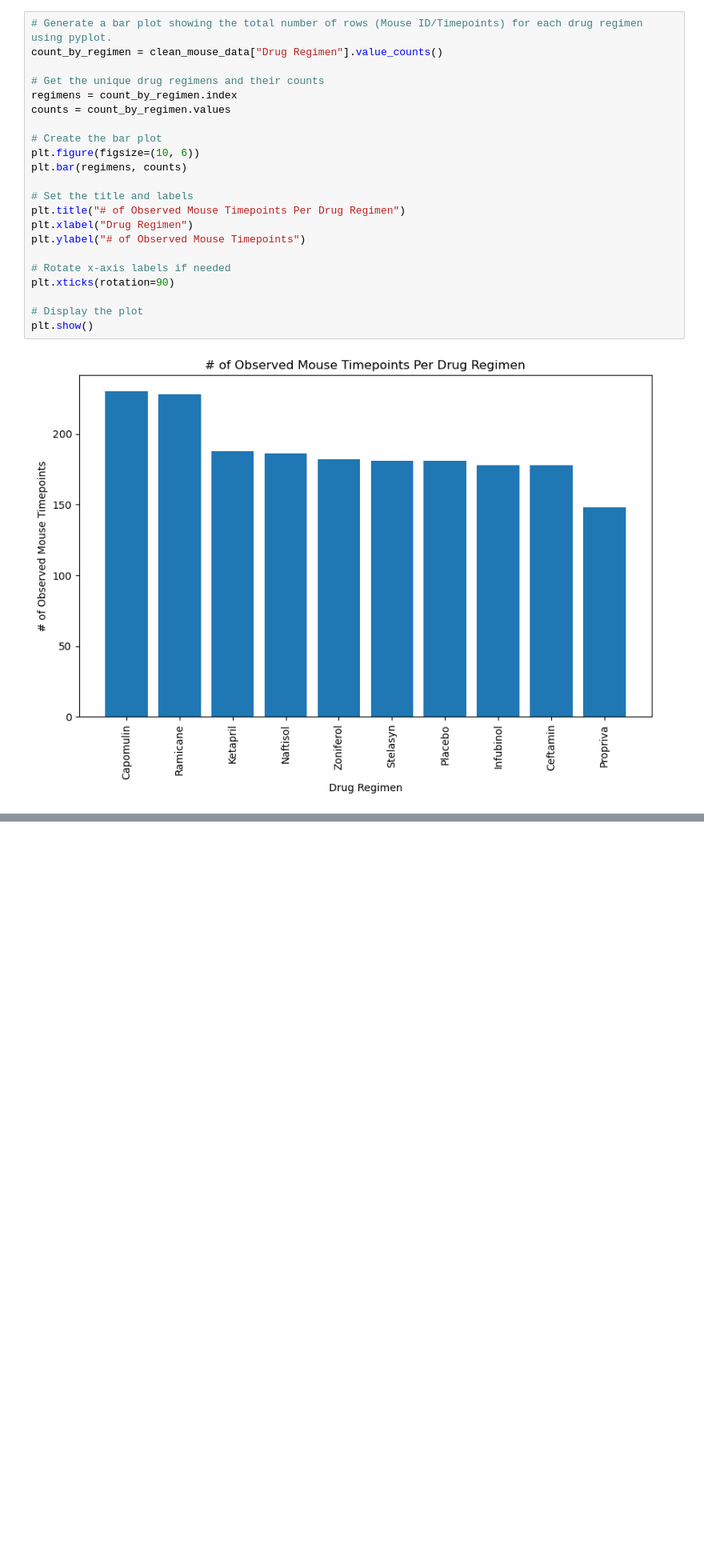
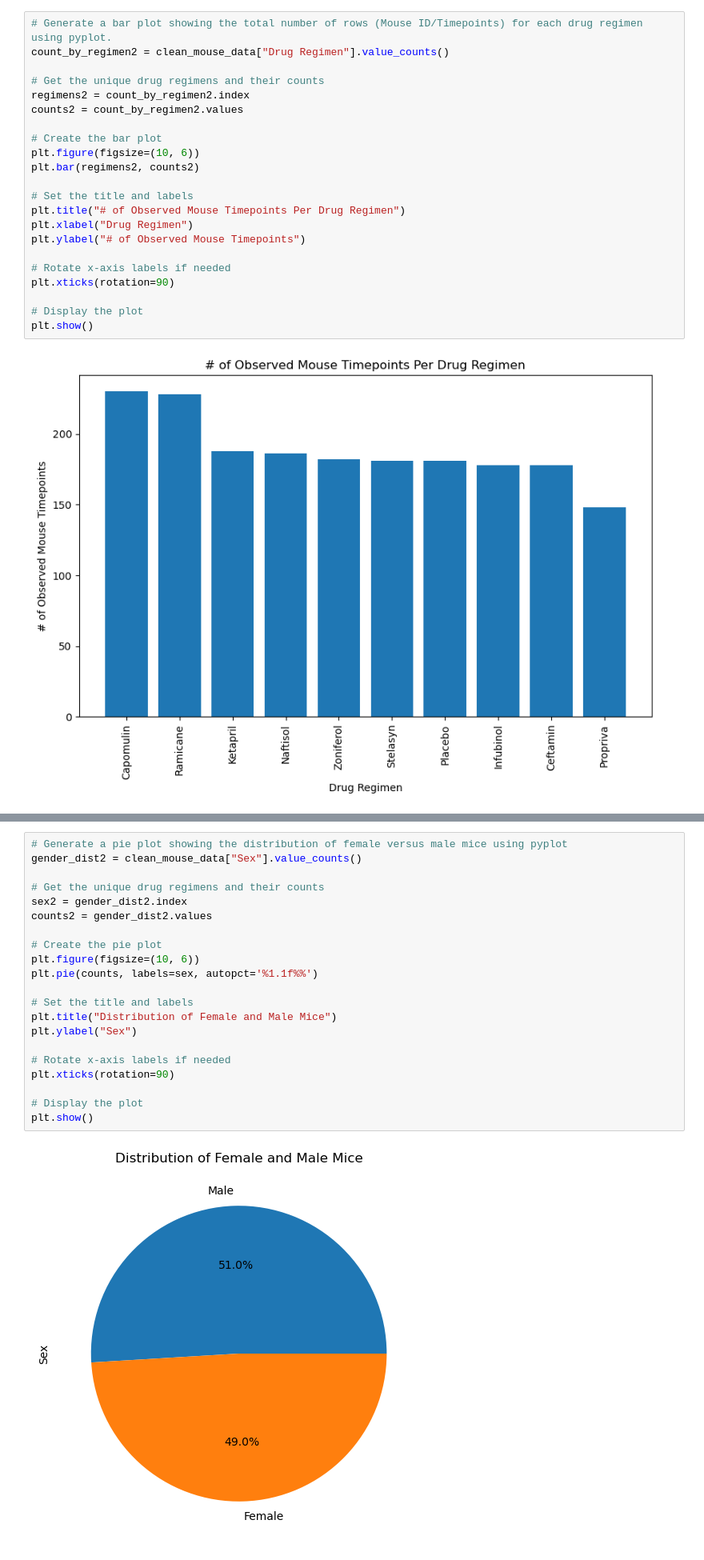
Before and after one commit to rkb81/Matplotlib-Challenge, a Jupyter notebook: pymaceuticals.ipynb, the cells around one changed output, grey strips where cells are left out. Shown at 80% size. Drawn from its saved outputs; the diff is of its cells as text; blank space fills up the shorter version.

```diff
--- a/pymaceuticals.ipynb
+++ b/pymaceuticals.ipynb
@@ -150,15 +150,15 @@ plt.show()
 [figure]
 # %%
 # Generate a bar plot showing the total number of rows (Mouse ID/Timepoints) for each drug regimen using pyplot.
-count_by_regimen = clean_mouse_data["Drug Regimen"].value_counts()
+count_by_regimen2 = clean_mouse_data["Drug Regimen"].value_counts()
 
 # Get the unique drug regimens and their counts
-regimens = count_by_regimen.index
-counts = count_by_regimen.values
+regimens2 = count_by_regimen2.index
+counts2 = count_by_regimen2.values
 
 # Create the bar plot
 plt.figure(figsize=(10, 6))
-plt.bar(regimens, counts)
+plt.bar(regimens2, counts2)
 
 # Set the title and labels
 plt.title("# of Observed Mouse Timepoints Per Drug Regimen")
@@ -179,3 +190,26 @@ plt.show()
+# %%
+# Generate a pie plot showing the distribution of female versus male mice using pyplot
+gender_dist2 = clean_mouse_data["Sex"].value_counts()
+
+# Get the unique drug regimens and their counts
+sex2 = gender_dist2.index
+counts2 = gender_dist2.values
+
+# Create the pie plot
+plt.figure(figsize=(10, 6))
+plt.pie(counts, labels=sex, autopct='%1.1f%%')
+
+# Set the title and labels
+plt.title("Distribution of Female and Male Mice")
+plt.ylabel("Sex")
+
+# Rotate x-axis labels if needed
+plt.xticks(rotation=90)
+
+# Display the plot
+plt.show()
+# %% [output]
+[figure, added]
 # %% [markdown]
 ## Quartiles, Outliers and Boxplots
 # %%
```
Also changed, not shown: parts of 3 cells of this notebook.
